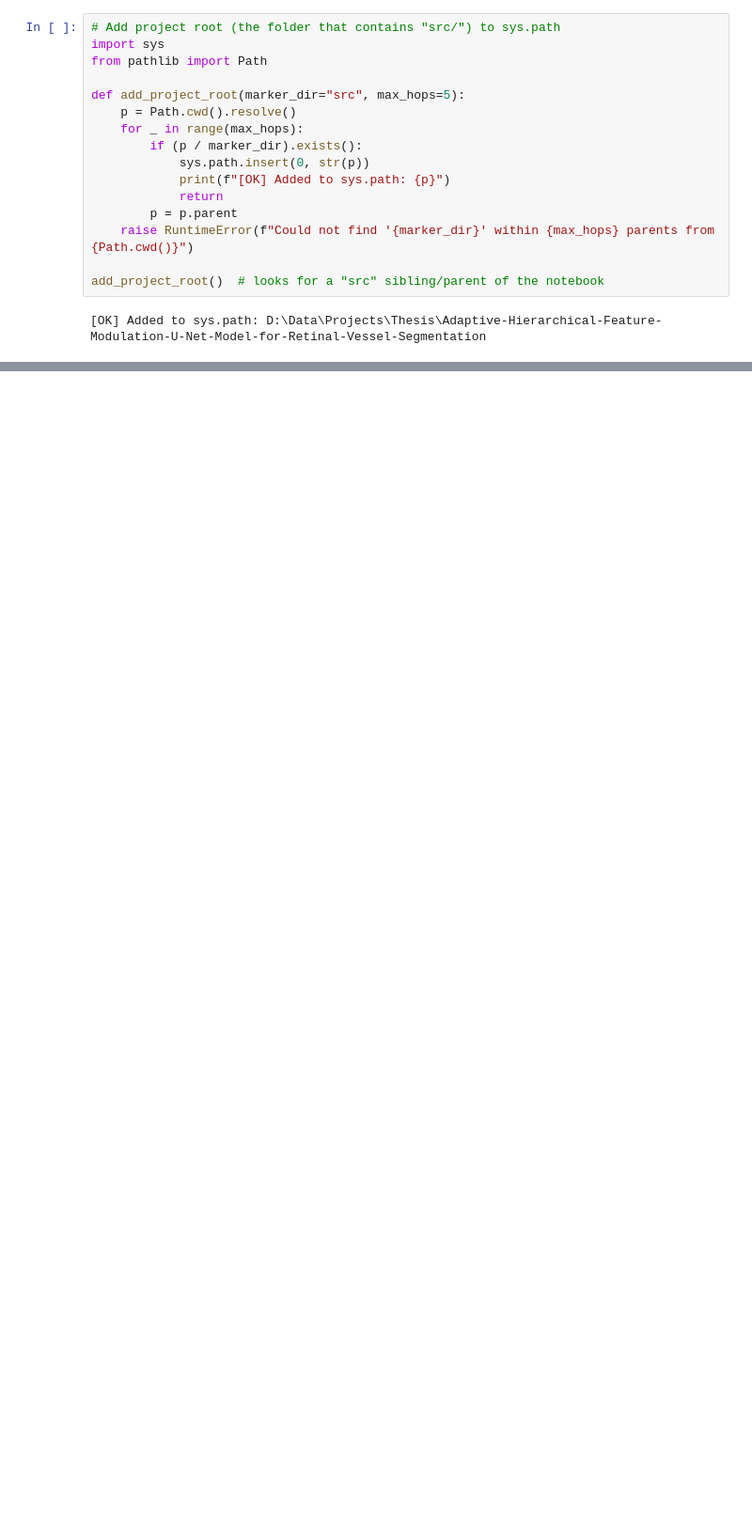
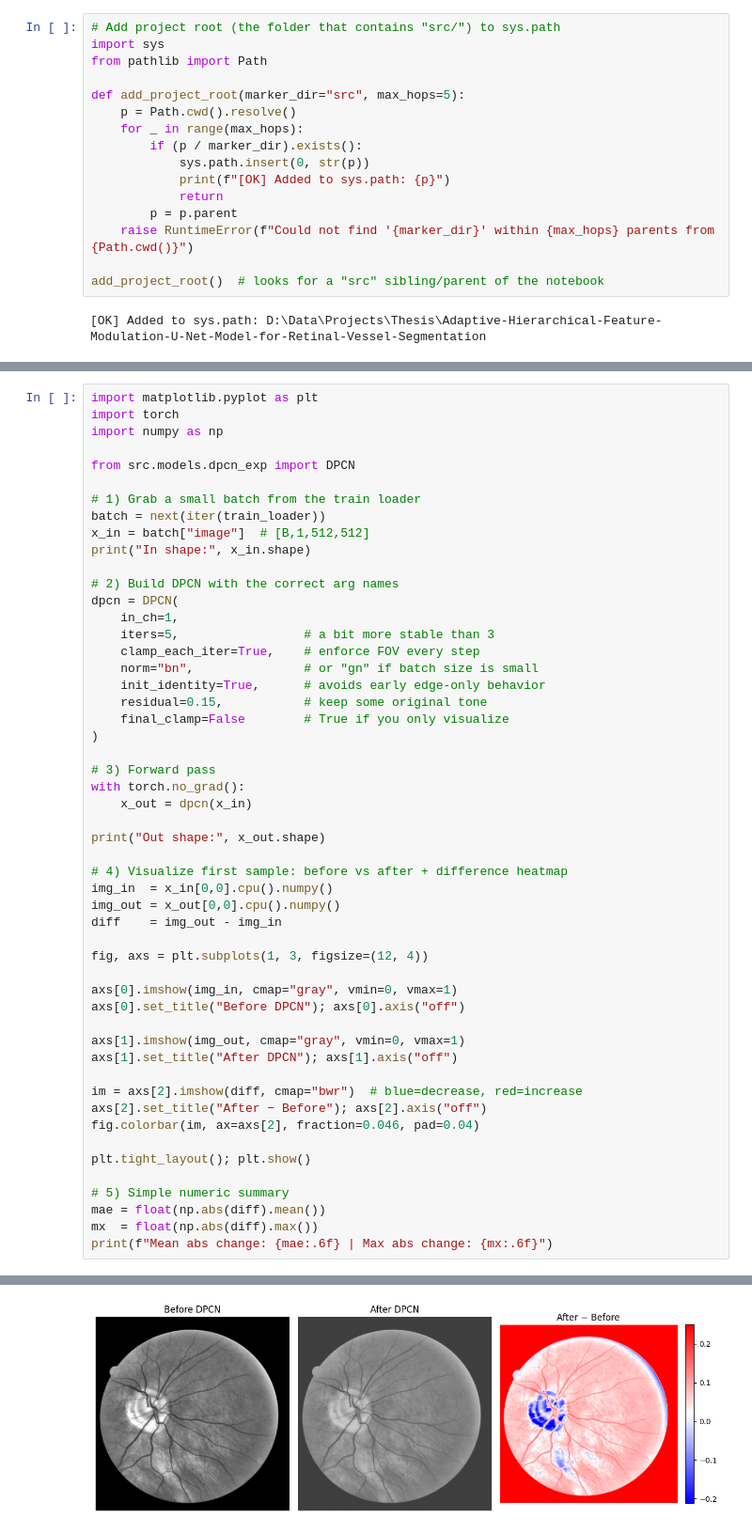
Before and after one commit to matchi-1/Adaptive-Hierarchical-Feature-Modulation-U-Net-Model-for-Retinal-Vessel-Segmentation, a Jupyter notebook: notebooks/dpcn_visualization.ipynb, the cells around one changed output, grey strips where cells are left out. Shown at 94% size. Drawn from its saved outputs; the diff is of its cells as text; blank space fills up the shorter version.

```diff
--- a/notebooks/dpcn_visualization.ipynb
+++ b/notebooks/dpcn_visualization.ipynb
@@ -122,0 +222,53 @@ Mean abs change: 0.341578 | Max abs change: 0.725466
+# %%
+import matplotlib.pyplot as plt
+import torch
+import numpy as np
+
+from src.models.dpcn_exp import DPCN
+
+# 1) Grab a small batch from the train loader
+batch = next(iter(train_loader))
+x_in = batch["image"]  # [B,1,512,512]
+print("In shape:", x_in.shape)
+
+# 2) Build DPCN with the correct arg names
+dpcn = DPCN(
+    in_ch=1,
+    iters=5,                 # a bit more stable than 3
+    clamp_each_iter=True,    # enforce FOV every step
+    norm="bn",               # or "gn" if batch size is small
+    init_identity=True,      # avoids early edge-only behavior
+    residual=0.15,           # keep some original tone
+    final_clamp=False        # True if you only visualize
+)
+
+# 3) Forward pass
+with torch.no_grad():
+    x_out = dpcn(x_in)
+
+print("Out shape:", x_out.shape)
+
+# 4) Visualize first sample: before vs after + difference heatmap
+img_in  = x_in[0,0].cpu().numpy()
+img_out = x_out[0,0].cpu().numpy()
+diff    = img_out - img_in
+
+fig, axs = plt.subplots(1, 3, figsize=(12, 4))
+
+axs[0].imshow(img_in, cmap="gray", vmin=0, vmax=1)
+axs[0].set_title("Before DPCN"); axs[0].axis("off")
+
+axs[1].imshow(img_out, cmap="gray", vmin=0, vmax=1)
+axs[1].set_title("After DPCN"); axs[1].axis("off")
+
+im = axs[2].imshow(diff, cmap="bwr")  # blue=decrease, red=increase
+axs[2].set_title("After − Before"); axs[2].axis("off")
+fig.colorbar(im, ax=axs[2], fraction=0.046, pad=0.04)
+
+plt.tight_layout(); plt.show()
+
+# 5) Simple numeric summary
+mae = float(np.abs(diff).mean())
+mx  = float(np.abs(diff).max())
+print(f"Mean abs change: {mae:.6f} | Max abs change: {mx:.6f}")
+# %% [output]
@@ -122,0 +277 @@ Mean abs change: 0.341578 | Max abs change: 0.725466
+[figure, added]
```
Also changed, not shown: parts of 5 cells of this notebook, 2 other files.
